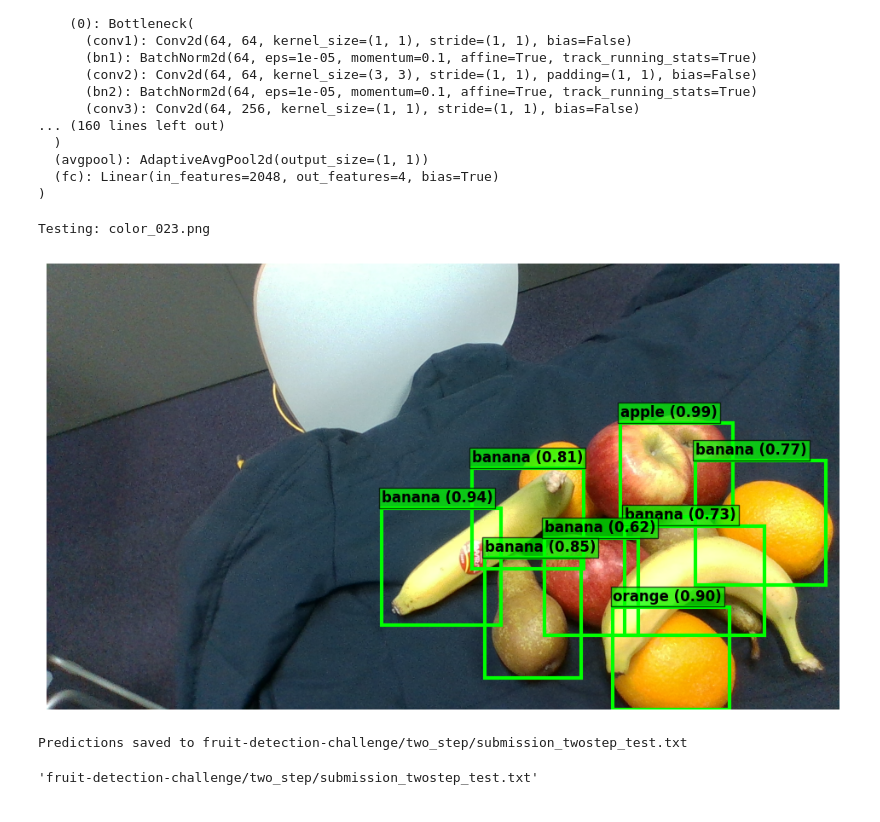
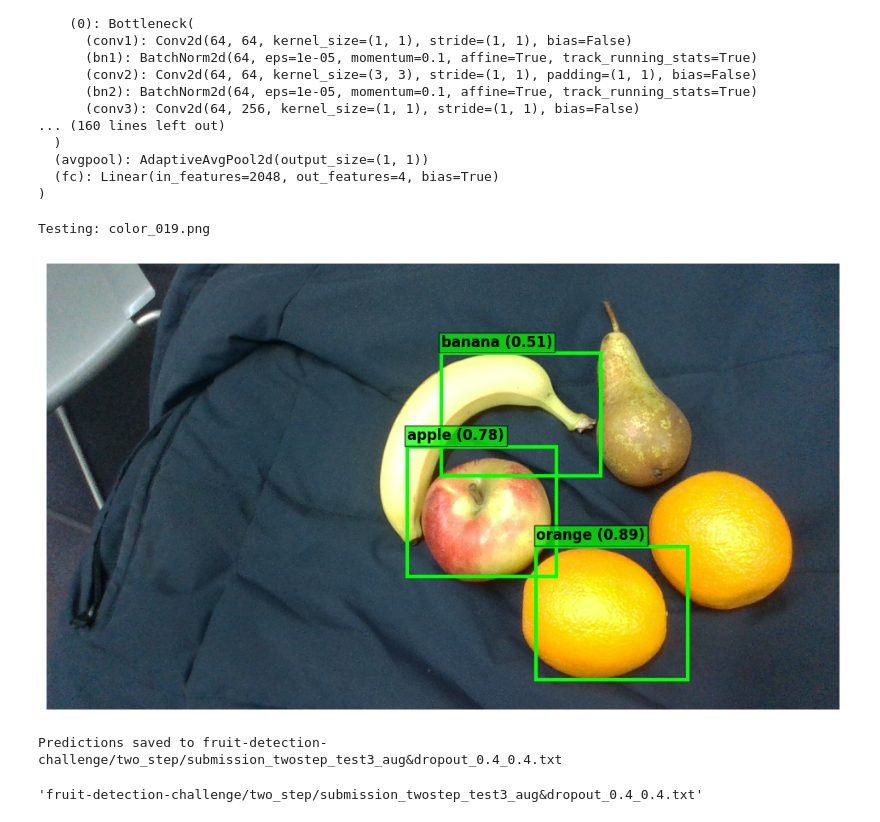
Before and after one commit to DylanHughes02/fruit-detection-project, a Jupyter notebook: two_step/TwoStep.ipynb, the cells around one changed output. Drawn from its saved outputs; the diff is of its cells as text; code cells hidden in the pictures.

Commit message:
dropout added

```diff
--- a/two_step/TwoStep.ipynb
+++ b/two_step/TwoStep.ipynb
@@ -131,5 +165,5 @@ class ObjectDetectorMultiScale(nn.Module):
 # %%
-detector_weights = 'fruit-detection-challenge/weights/fruit_detector.pth'
+detector_weights = 'fruit-detection-challenge/weights/fruit_detector3_aug&dropout.pth'
 classifier_weights = 'fruit-detection-challenge/weights/fruit_classifier.pth'
 
 num_classes_detector = 1
@@ -137,7 +171,7 @@ num_classes_classifier = 4
 
 class_names = ['apple', 'banana', 'orange', 'pear']
 
-detector = ObjectDetectorMultiScale(n_classes=num_classes_detector)
+detector = ObjectDetectorMultiScale(n_classes=num_classes_detector, dropout_p=0.2)
 detector.load_state_dict(torch.load(detector_weights, map_location=device))
 detector.to(device).eval() #prepares the model for inference by setting it to evaluation mode and moving it to device
 
@@ -251,15 +285,15 @@ def plot_results(image_path, predictions, class_names):
 # %%
 import glob
 val_path = '/content/drive/MyDrive/Deep Learning/fruit-detection-project/fruit-detection-challenge/test/'
 val_files = glob.glob(val_path + "*.png")
 samples = random.sample(val_files, min(1, len(val_files)))
 for img_file in samples:
             print(f"Testing: {os.path.basename(img_file)}")
-            preds = detect_and_classify(img_file, conf_threshold=0.6, nms_threshold=0.5)
+            preds = detect_and_classify(img_file, conf_threshold=0.4, nms_threshold=0.4)
             plot_results(img_file, preds, class_names)
 # %% [output]
-Testing: color_023.png
+Testing: color_019.png
-[figure, old version]
+[figure, new version]
 # %%
 import glob
 import os
@@ -306,7 +340,7 @@ def predict_test_submission(model, test_dataset, output_txt_path, img_size=None,
 # %%
 # Minimal run cell (same usage style as getting_started)
 test_dir = "fruit-detection-challenge/test"
-output_txt = "fruit-detection-challenge/two_step/submission_twostep_test.txt"
+output_txt = "fruit-detection-challenge/two_step/submission_twostep_test3_aug&dropout_0.4_0.4.txt"
 
 test_dataset = SimpleNamespace(
     img_files=sorted(glob.glob(os.path.join(test_dir, "*.png")))
@@ -318,9 +352,9 @@ predict_test_submission(
     test_dataset=test_dataset,
     output_txt_path=output_txt,
     img_size=None,
-    score_threshold=0.6,
-    nms_threshold=0.5,
+    score_threshold=0.4,
+    nms_threshold=0.4,
  )
 # %% [output]
-Predictions saved to fruit-detection-challenge/two_step/submission_twostep_test.txt
+Predictions saved to fruit-detection-challenge/two_step/submission_twostep_test3_aug&dropout_0.4_0.4.txt
-'fruit-detection-challenge/two_step/submission_twostep_test.txt'
+'fruit-detection-challenge/two_step/submission_twostep_test3_aug&dropout_0.4_0.4.txt'
```
Also changed, not shown: parts of 7 cells of this notebook, 1 other file.
